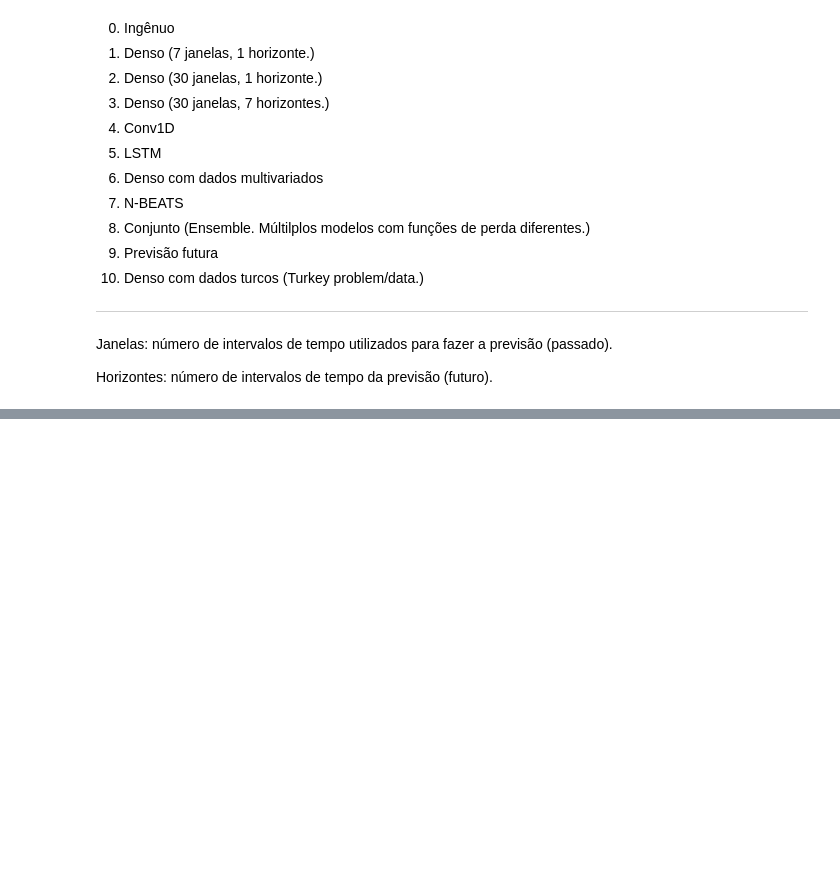
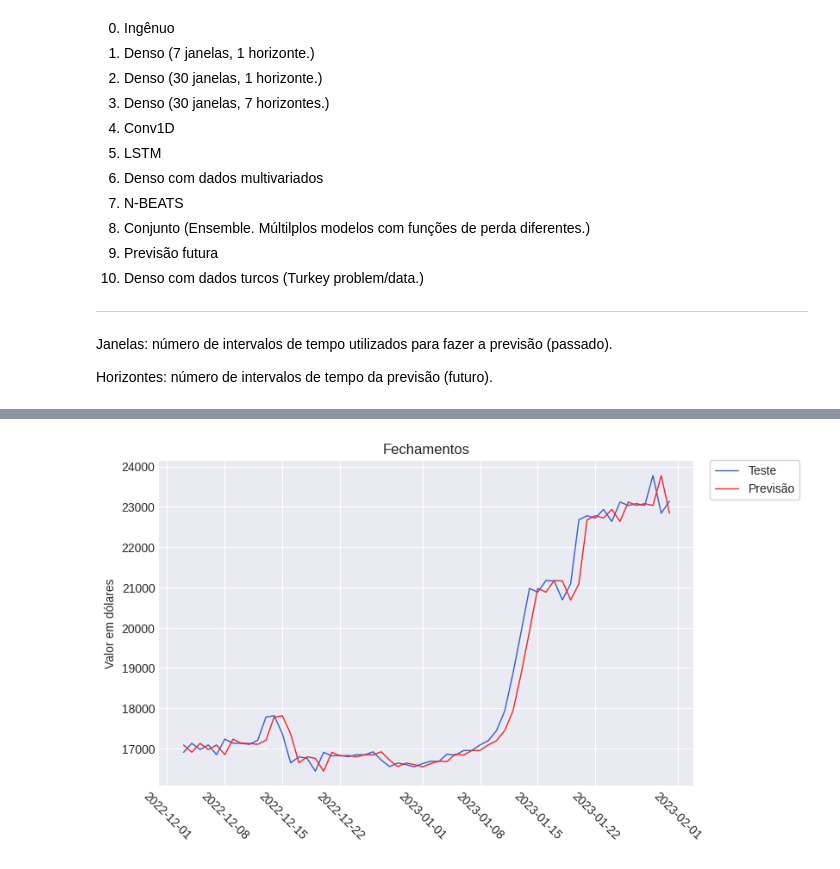
Before and after one commit to flohmannjr/tensorflow_curso, a Jupyter notebook: TensorFlow_MP3_BitPredict.ipynb, the cells around one changed output, grey strips where cells are left out. Cells and saved outputs as stored; diff of their text form; code cells hidden in the pictures; blank space fills up the shorter version.

```diff
--- a/TensorFlow_MP3_BitPredict.ipynb
+++ b/TensorFlow_MP3_BitPredict.ipynb
@@ -144,0 +184,2 @@ Horizontes: número de intervalos de tempo da previsão (futuro).
+# %%
+y_pred = y_test[:-1]
@@ -144,0 +201,6 @@ Horizontes: número de intervalos de tempo da previsão (futuro).
+# %%
+grafico_series(X_teste=X_test, y_teste=y_test,
+               X_previsao=X_test[1:], y_previsao=y_pred,
+               inicio=-60)
+# %% [output]
+[figure, added]
```
Also changed, not shown: parts of 14 cells of this notebook.
